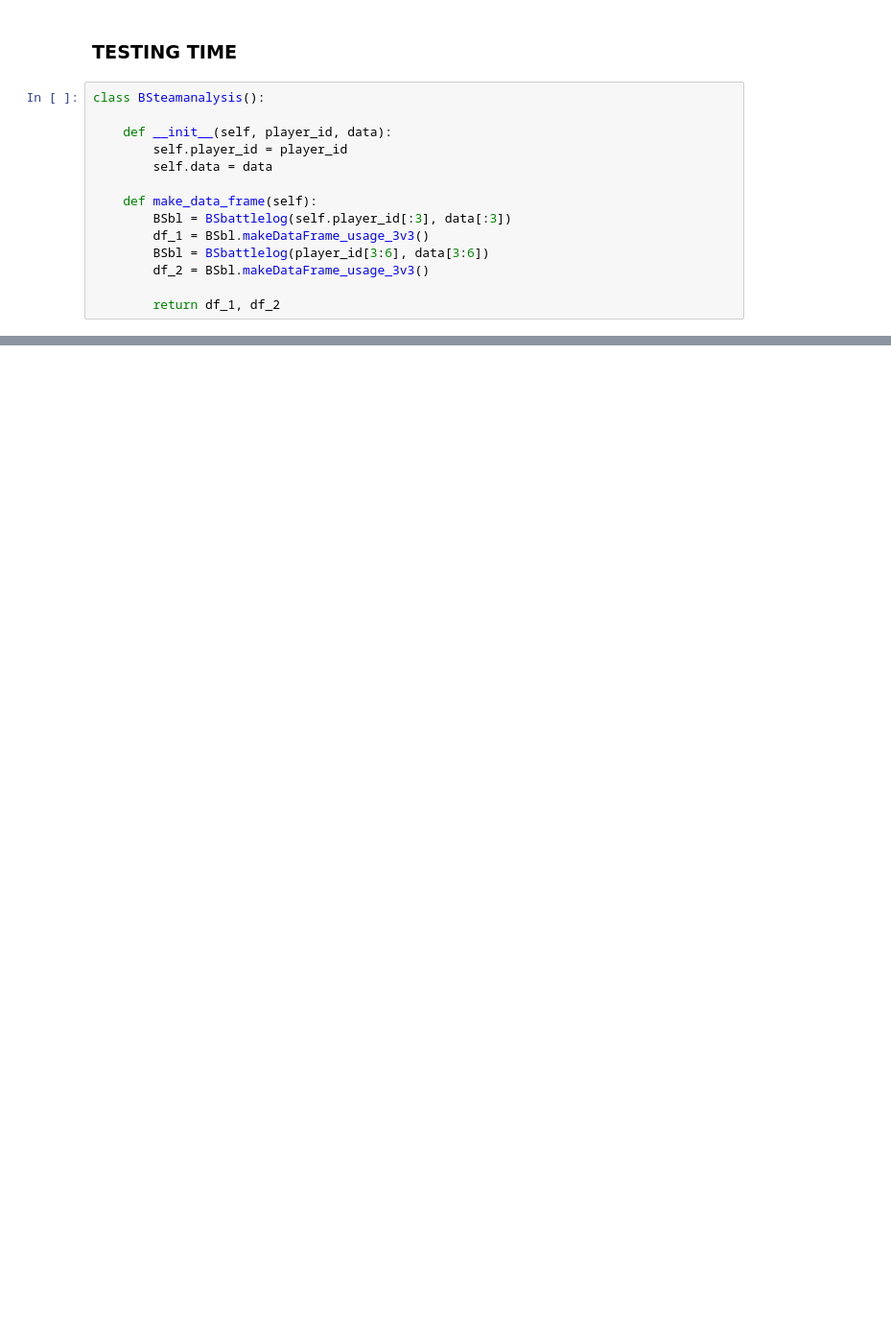
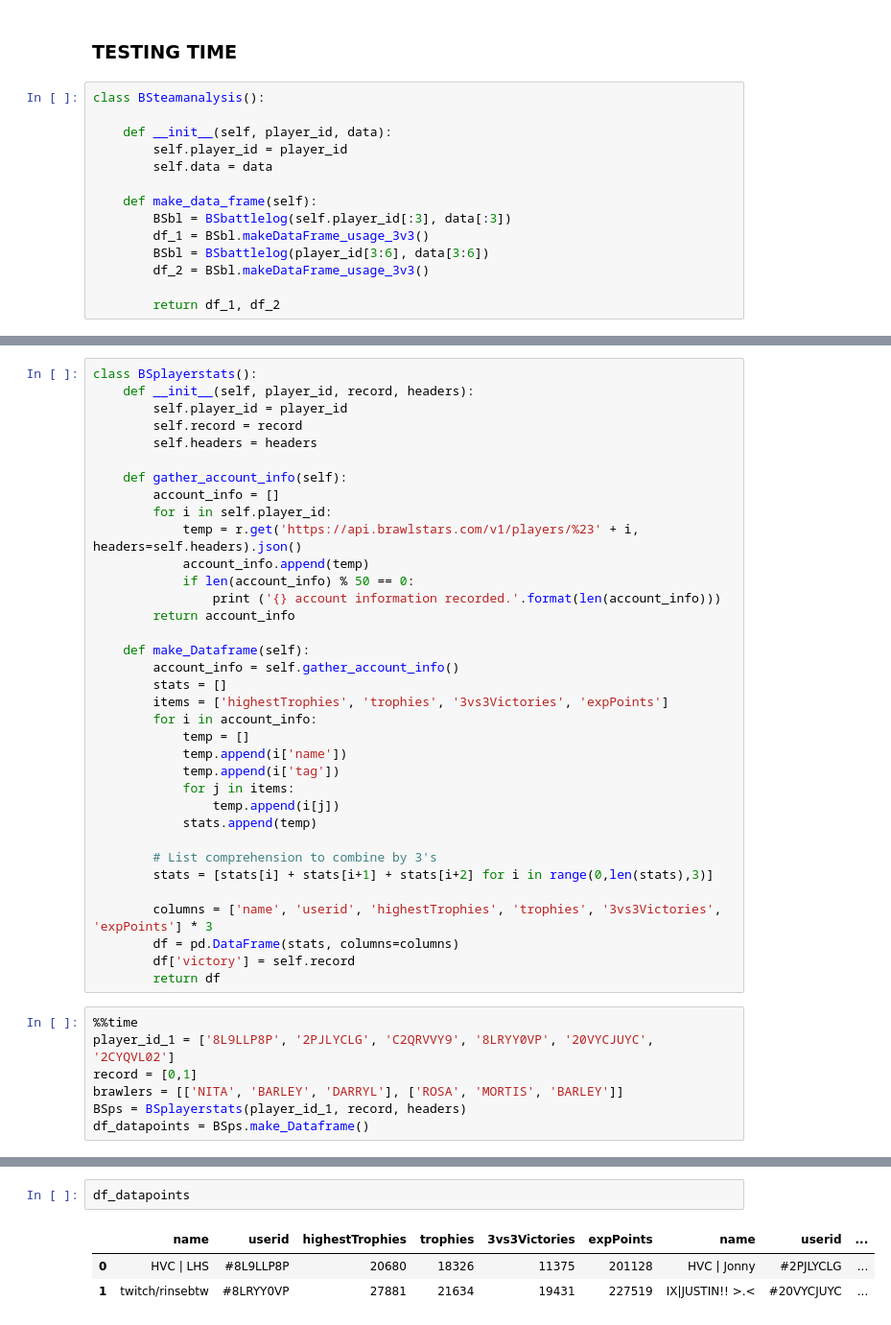
Before and after one commit to Aaronhjlee/brawlstars_meta, a Jupyter notebook: EDA.ipynb, the cells around one changed output, grey strips where cells are left out. Shown at 96% size. Drawn from its saved outputs; the diff is of its cells as text; blank space fills up the shorter version.

Commit message:
data cleaning

```diff
--- a/EDA.ipynb
+++ b/EDA.ipynb
@@ -176,0 +102,42 @@ names
+# %%
+class BSplayerstats():
+    def __init__(self, player_id, record, headers):
+        self.player_id = player_id
+        self.record = record
+        self.headers = headers
+
+    def gather_account_info(self):
+        account_info = []
+        for i in self.player_id:
+            temp = r.get('https://api.brawlstars.com/v1/players/%23' + i, headers=self.headers).json()
+            account_info.append(temp)
+            if len(account_info) % 50 == 0:
+                print ('{} account information recorded.'.format(len(account_info)))
+        return account_info
+
+    def make_Dataframe(self):
+        account_info = self.gather_account_info()
+        stats = []
+        items = ['highestTrophies', 'trophies', '3vs3Victories', 'expPoints']
+        for i in account_info:
+            temp = []
+            temp.append(i['name'])
+            temp.append(i['tag'])
+            for j in items:
+                temp.append(i[j])
+            stats.append(temp)
+
+        # List comprehension to combine by 3's
+        stats = [stats[i] + stats[i+1] + stats[i+2] for i in range(0,len(stats),3)]
+
+        columns = ['name', 'userid', 'highestTrophies', 'trophies', '3vs3Victories', 'expPoints'] * 3
+        df = pd.DataFrame(stats, columns=columns)
+        df['victory'] = self.record
+        return df
+# %%
+%%time
+player_id_1 = ['8L9LLP8P', '2PJLYCLG', 'C2QRVVY9', '8LRYY0VP', '20VYCJUYC', '2CYQVL02']
+record = [0,1]
+brawlers = [['NITA', 'BARLEY', 'DARRYL'], ['ROSA', 'MORTIS', 'BARLEY']]
+BSps = BSplayerstats(player_id_1, record, headers)
+df_datapoints = BSps.make_Dataframe()
@@ -176,0 +147,6 @@ names
+# %%
+df_datapoints
+# %% [output]
+|  | name | userid | highestTrophies | trophies | 3vs3Victories | expPoints | name | userid | ... |
+| 0 | HVC | LHS | #8L9LLP8P | 20680 | 18326 | 11375 | 201128 | HVC | Jonny | #2PJLYCLG | ... |
+| 1 | twitch/rinsebtw | #8LRYY0VP | 27881 | 21634 | 19431 | 227519 | IX|JUSTIN!! >.< | #20VYCJUYC | ... |
```
Also changed, not shown: parts of 16 cells of this notebook, 2 other files.
